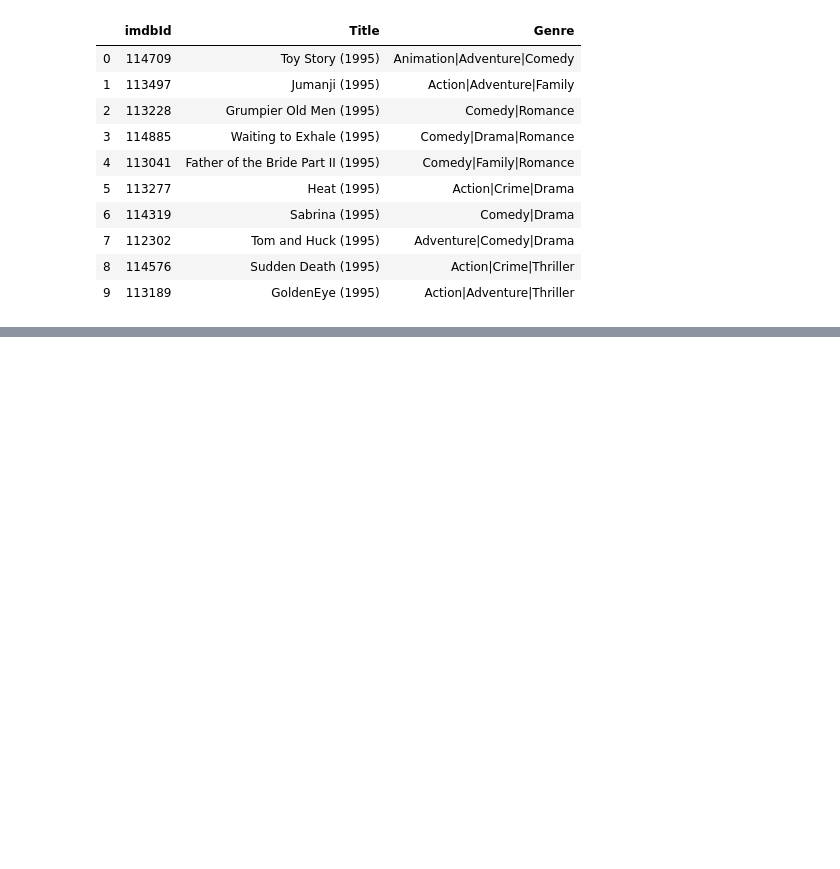
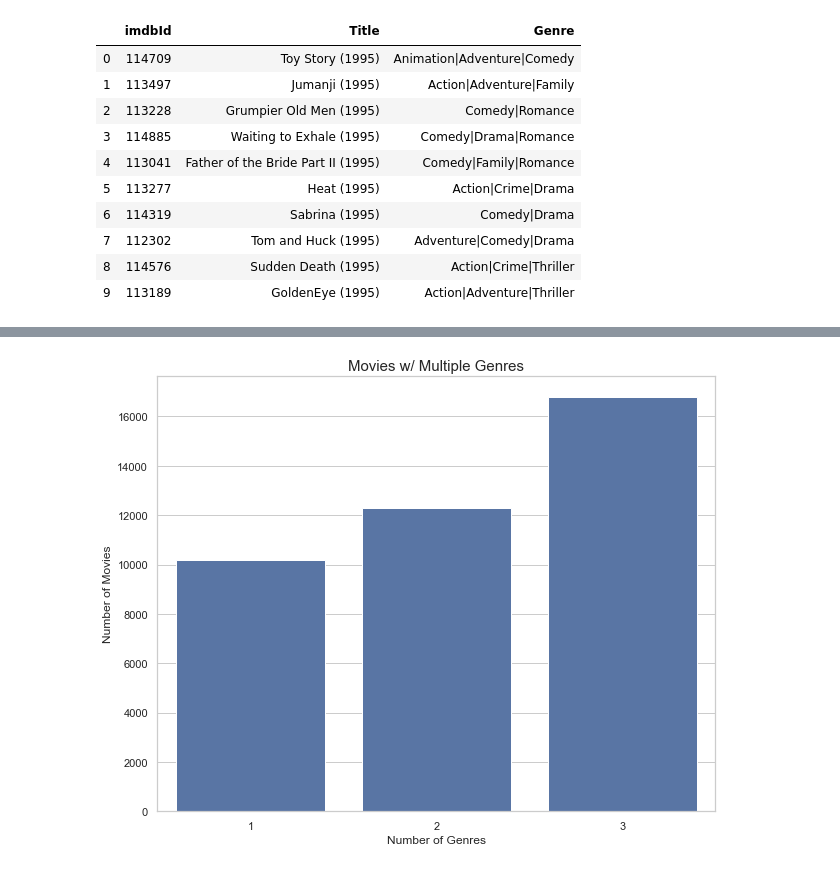
Before and after one commit to patzwi/movie_poster, a Jupyter notebook: Movie Poster General Stats.ipynb, the cells around one changed output, grey strips where cells are left out. Saved outputs shown, nothing was run; the diff lists cells and outputs as text; code cells hidden in the pictures; blank space fills up the shorter version.

```diff
--- a/Movie Poster General Stats.ipynb
+++ b/Movie Poster General Stats.ipynb
@@ -54,0 +101,22 @@ print("%d Different Genres:\n" % genre_set.size, genre_set)
+# %%
+### PROCESS NUMBER OF GENRES FOR EACH MOVIE ###
+#Format the plot
+sns.set(style="whitegrid")
+sns.set_color_codes("deep")
+plt.figure(figsize=(10,8))
+plt.title("Movies w/ Multiple Genres", fontsize=15)
+
+# Plot the counts of different genres
+count_bar_data_df = pd.DataFrame(list(count_dict.items()), columns=["Number of Genres", "Number of Movies"])
+count_bar_data_df = count_bar_data_df.sort_values("Number of Movies", ascending=False)
+ax = sns.barplot(x="Number of Genres", y="Number of Movies", data=count_bar_data_df, color="b")
+
+# Add the count labels
+for bar, label in zip(ax.patches, count_bar_data_df.iloc[:,1].values):
+    height = bar.get_height()
+    width = bar.get_width()
+    ax.text(bar.get_x() + width/2, height + 5, label, ha="left", va="center")
+
+plt.show()
+# %% [output]
+[figure, added]
```
Also changed, not shown: parts of 4 cells of this notebook.
